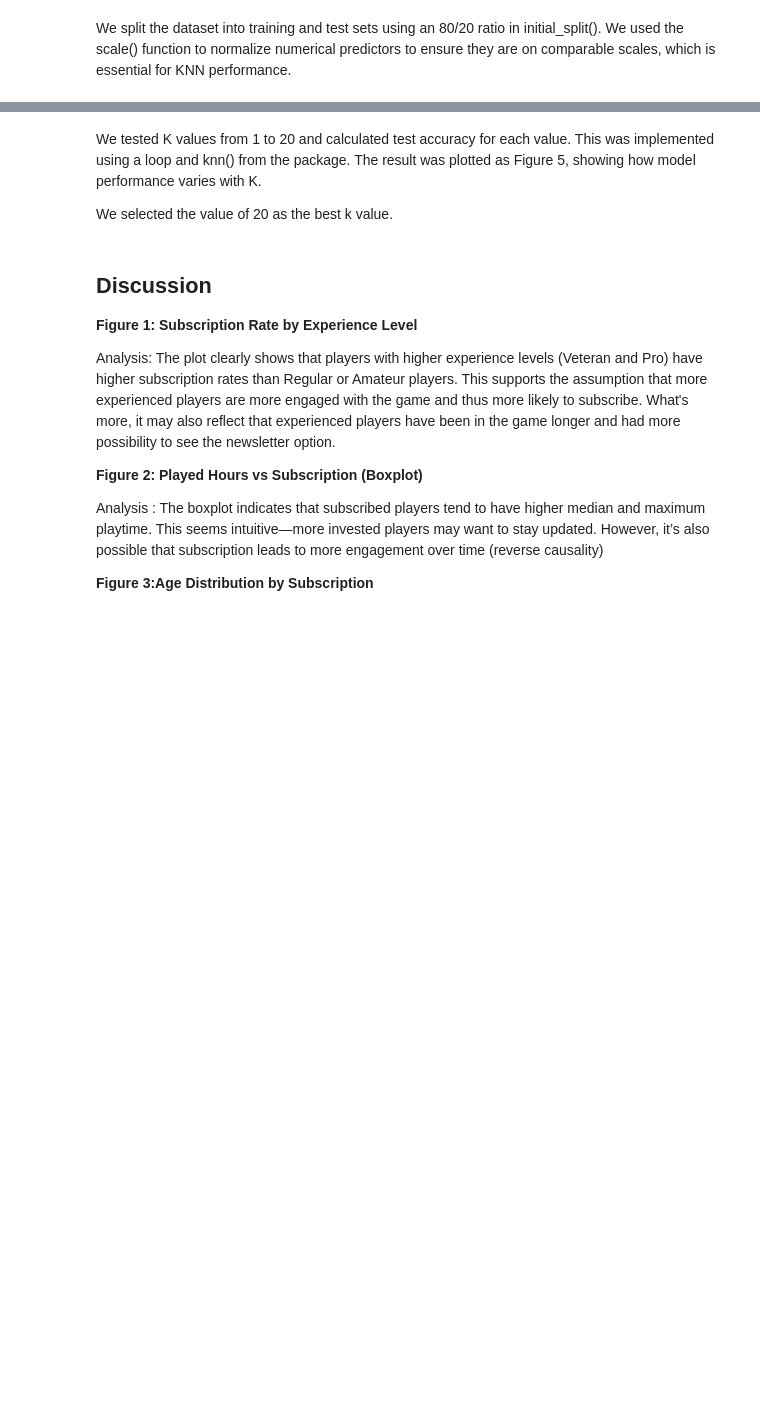
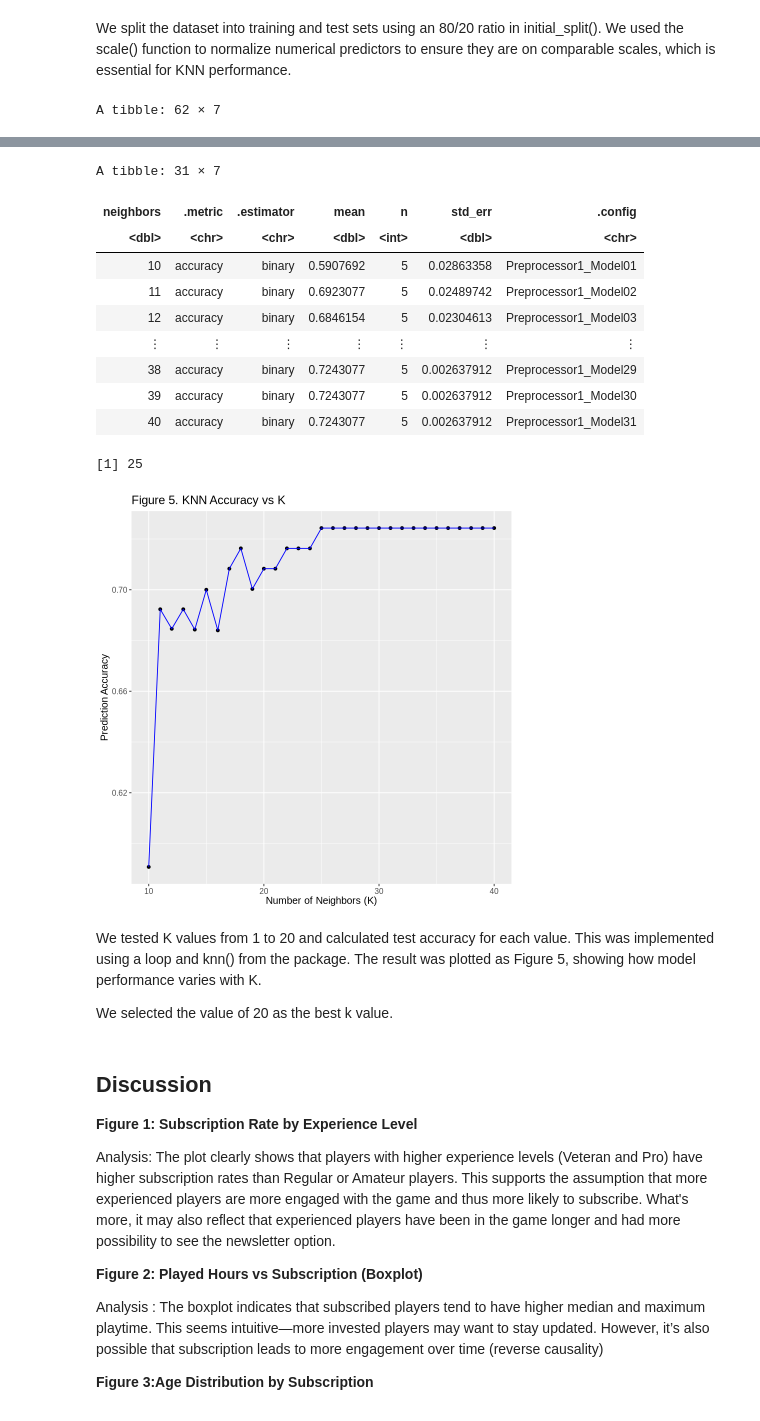
Before and after one commit to cmojar9/dsci-100-project-new, a Jupyter notebook: game_subscription_knn_report-3-3.ipynb, the cells around one changed output, grey strips where cells are left out. Cells and saved outputs as stored; diff of their text form; code cells hidden in the pictures; blank space fills up the shorter version.

```diff
--- a/game_subscription_knn_report-3-3.ipynb
+++ b/game_subscription_knn_report-3-3.ipynb
@@ -199,0 +219,12 @@ ERROR: Error in eval(expr, envir, enclos): object 'train' not found
+# %%
+#recipe
+
+players_recipe <- recipe(subscribe ~ Age + experience, data = players_clean) |>
+    step_scale() |>
+    step_center()
+
+
+players_recipe
+knn_spec <- nearest_neighbor(weight_func = "rectangular", neighbors = 3) |>
+    set_engine("kknn") |>
+    set_mode("classification")
@@ -200,10 +250,56 @@ ERROR: Error in eval(expr, envir, enclos): object 'train' not found
 # %% [markdown]
 We split the dataset into training and test sets using an 80/20 ratio in initial_split(). We used the scale() function to normalize numerical predictors to ensure they are on comparable scales, which is essential for KNN performance.
 # %%
-#train <- initial_split
+set.seed(2020) # DO NOT REMOVE
 
 
-train_X <- train |> select(played_hours, Age, experience, gender)
-train_y <- train |> pull(subscribe)
-test_X <- test |> select(played_hours, Age, experience, gender)
-test_y <- test |> pull(subscribe)
+players_vfold <- vfold_cv(players_train, v = 5, strata = subscribe)
+
+
+
+players_vfold_fit <- workflow() |>
+    add_recipe(players_recipe) |>
+    add_model(knn_spec) |>
+    fit_resamples(resamples = players_vfold)
+
+
+players_metrics <- collect_metrics(players_vfold_fit)
+
+
+knn_tune <- nearest_neighbor(weight_func = "rectangular", neighbors = tune()) |>
+    set_engine("kknn") |>
+    set_mode("classification")
+
+k_vals <- tibble(neighbors = seq(from = 0, to = 30, by = 1))
+
+knn_results <- workflow() |>
+    add_recipe(players_recipe) |>
+    add_model(knn_tune) |>
+    tune_grid(resamples = players_vfold, grid = k_vals) |>
+    collect_metrics()
+
+knn_results
+
+accuracies <- knn_results |>
+  filter(.metric == "accuracy")
+
+accuracies
+accuracy_vs_k <- ggplot(accuracies, aes(x = neighbors, y = mean)) +
+  geom_point() +
+  geom_line(color = "blue") +
+  labs(
+    title = "Figure 5. KNN Accuracy vs K",
+    x = "Number of Neighbors (K)",
+    y = "Prediction Accuracy"
+  ) +
+  theme(text = element_text(size = 12))
+
+accuracy_vs_k
+
+best_k <- accuracies |>
+        arrange(desc(mean)) |>
+        head(1) |>
+        pull(neighbors)
+best_k
+# %% [output]
+A tibble: 62 × 7
@@ -210,3 +315,15 @@ test_y <- test |> pull(subscribe)
+A tibble: 31 × 7
+| neighbors | .metric | .estimator | mean | n | std_err | .config |
+| <dbl> | <chr> | <chr> | <dbl> | <int> | <dbl> | <chr> |
+| 10 | accuracy | binary | 0.5907692 | 5 | 0.02863358 | Preprocessor1_Model01 |
+| 11 | accuracy | binary | 0.6923077 | 5 | 0.02489742 | Preprocessor1_Model02 |
+| 12 | accuracy | binary | 0.6846154 | 5 | 0.02304613 | Preprocessor1_Model03 |
+| ⋮ | ⋮ | ⋮ | ⋮ | ⋮ | ⋮ | ⋮ |
+| 38 | accuracy | binary | 0.7243077 | 5 | 0.002637912 | Preprocessor1_Model29 |
+| 39 | accuracy | binary | 0.7243077 | 5 | 0.002637912 | Preprocessor1_Model30 |
+| 40 | accuracy | binary | 0.7243077 | 5 | 0.002637912 | Preprocessor1_Model31 |
+[1] 25
+[figure, added]
 # %%
 
 accuracies <- c()
```
Also changed, not shown: parts of 7 cells of this notebook, 1 other file.
